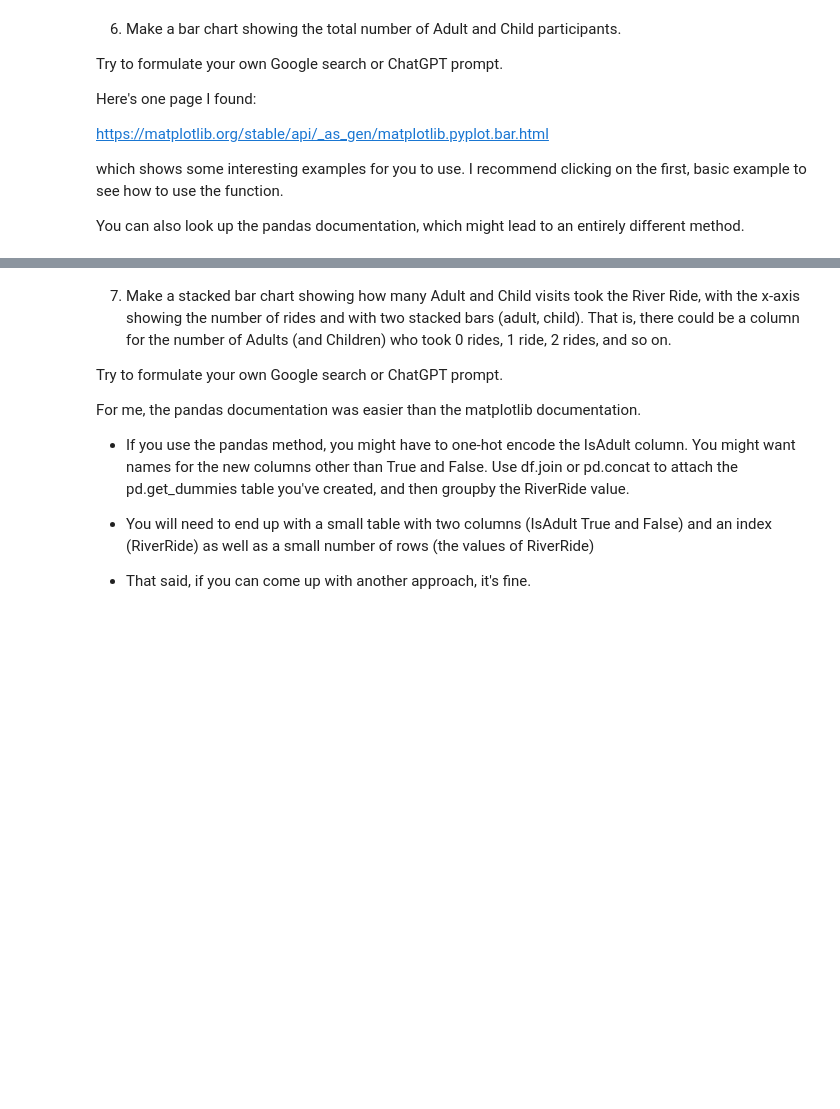
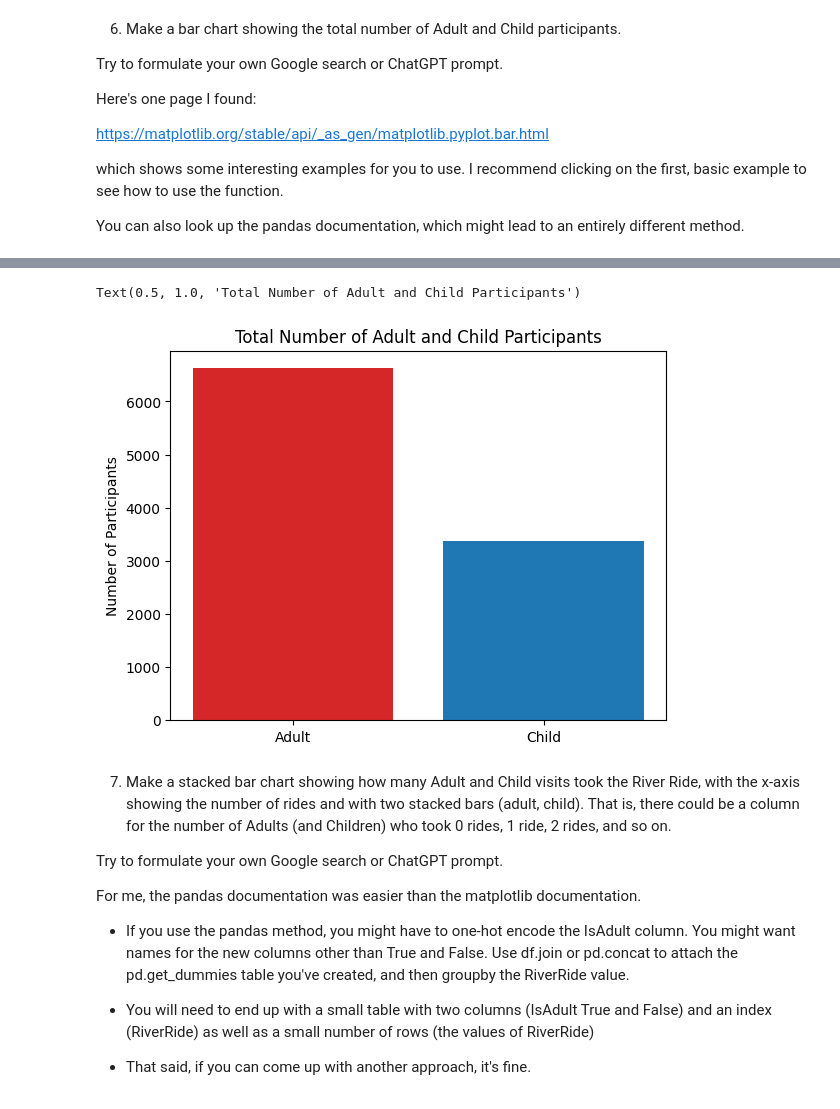
Before and after one commit to Rocking-Priya/2025-spring-B2, a Jupyter notebook: Week3.ipynb, the cells around one changed output, grey strips where cells are left out. Saved outputs shown, nothing was run; the diff lists cells and outputs as text; code cells hidden in the pictures; blank space fills up the shorter version.

```diff
--- a/Week3.ipynb
+++ b/Week3.ipynb
@@ -356,3 +372,19 @@ You can also look up the pandas documentation, which might lead to an entirely d
+# %%
+participation_counts = df['IsAdult'].value_counts()
+
+categories = ['Adult', 'Child']
+counts = [participation_counts[True], participation_counts[False]]
+bar_colors = ['tab:red', 'tab:blue']
+
+fig, ax = plt.subplots()
+
+ax.bar(categories, counts, color=bar_colors)
+
+ax.set_ylabel('Number of Participants')
+ax.set_title('Total Number of Adult and Child Participants')
+# %% [output]
+Text(0.5, 1.0, 'Total Number of Adult and Child Participants')
+[figure, added]
 # %% [markdown]
 7. Make a stacked bar chart showing how many Adult and Child visits took the River Ride, with the x-axis showing the number of rides and with two stacked bars (adult, child).  That is, there could be a column for the number of Adults (and Children) who took 0 rides, 1 ride, 2 rides, and so on.
 
```
Also changed, not shown: parts of 1 cell of this notebook.
